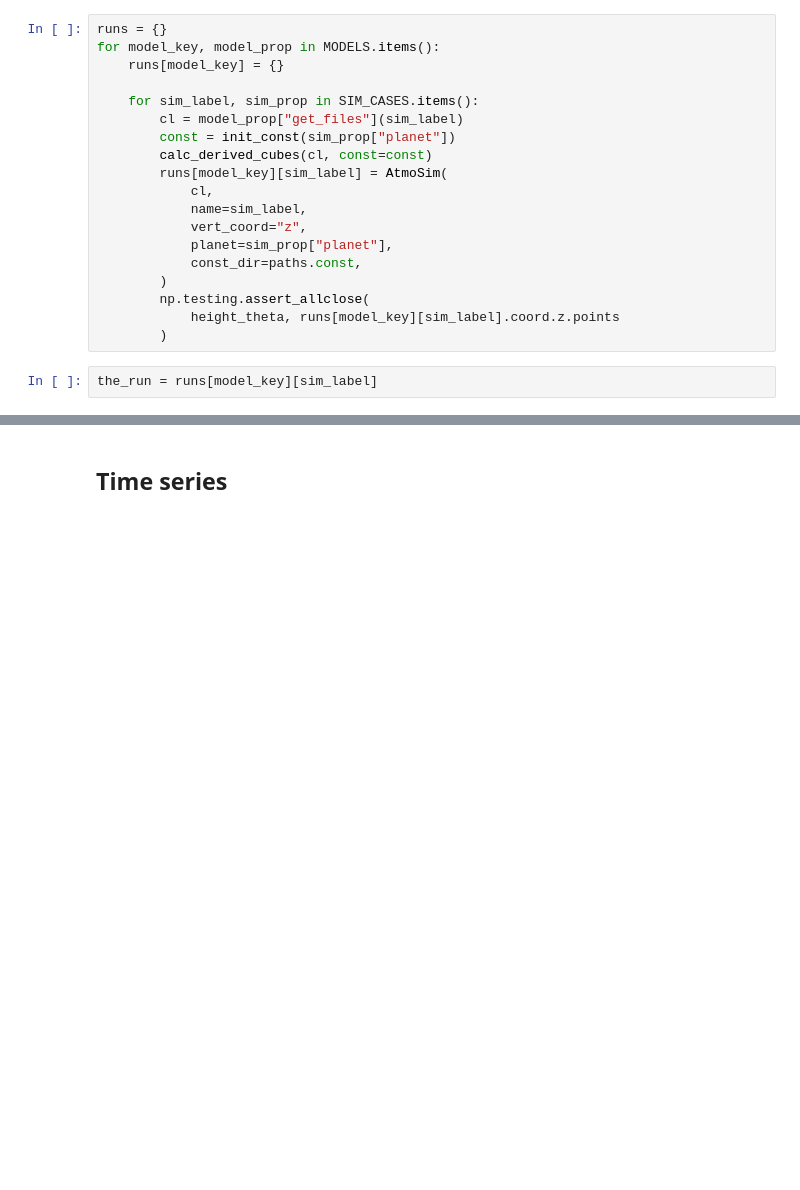
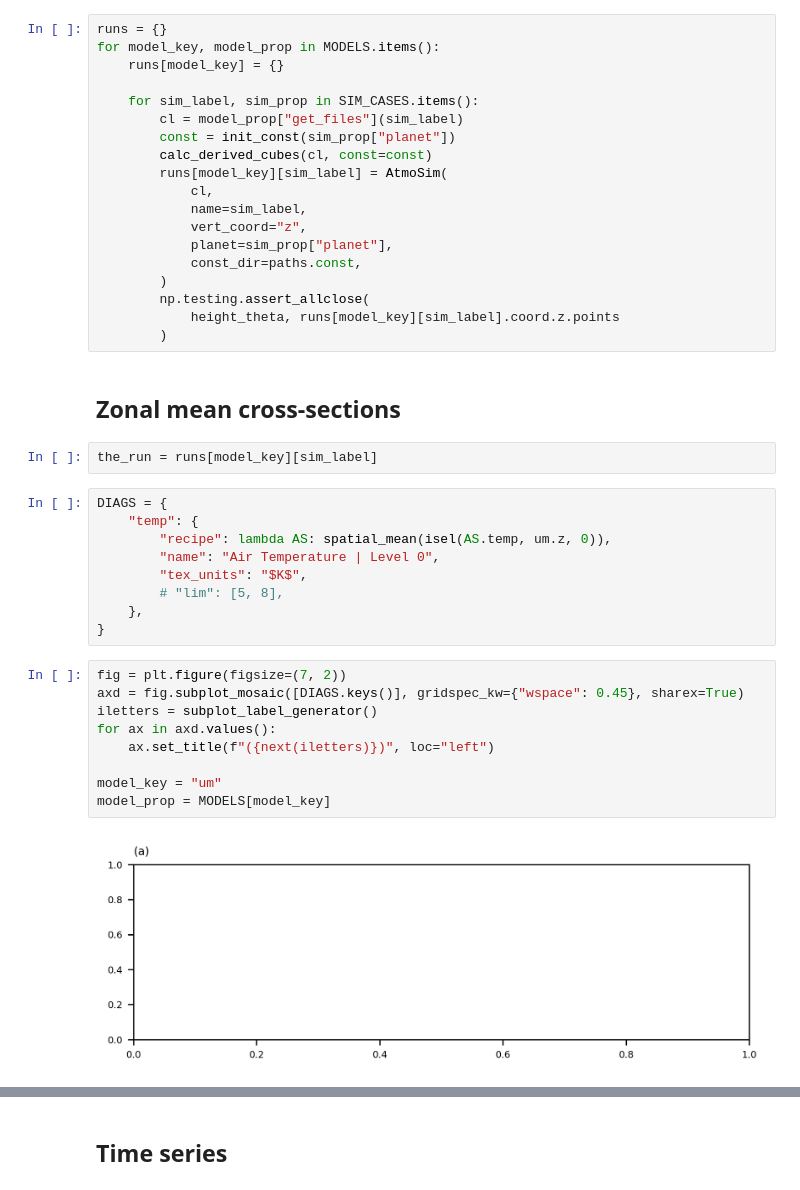
Before and after one commit to dennissergeev/lfric_exo_bench_code, a Jupyter notebook: src/scripts/UM-External-Forcing.ipynb, the cells around one changed output, grey strips where cells are left out. Cells and saved outputs as stored; diff of their text form; blank space fills up the shorter version.

```diff
--- a/src/scripts/UM-External-Forcing.ipynb
+++ b/src/scripts/UM-External-Forcing.ipynb
@@ -140,5 +140,27 @@ for model_key, model_prop in MODELS.items():
         np.testing.assert_allclose(
             height_theta, runs[model_key][sim_label].coord.z.points
         )
+# %% [markdown]
+## Zonal mean cross-sections
 # %%
 the_run = runs[model_key][sim_label]
+# %%
+DIAGS = {
+    "temp": {
+        "recipe": lambda AS: spatial_mean(isel(AS.temp, um.z, 0)),
+        "name": "Air Temperature | Level 0",
+        "tex_units": "$K$",
+        # "lim": [5, 8],
+    },
+}
+# %%
+fig = plt.figure(figsize=(7, 2))
+axd = fig.subplot_mosaic([DIAGS.keys()], gridspec_kw={"wspace": 0.45}, sharex=True)
+iletters = subplot_label_generator()
+for ax in axd.values():
+    ax.set_title(f"({next(iletters)})", loc="left")
+
+model_key = "um"
+model_prop = MODELS[model_key]
+# %% [output]
+[figure, added]
```
Also changed, not shown: parts of 4 cells of this notebook, 4 other files.
